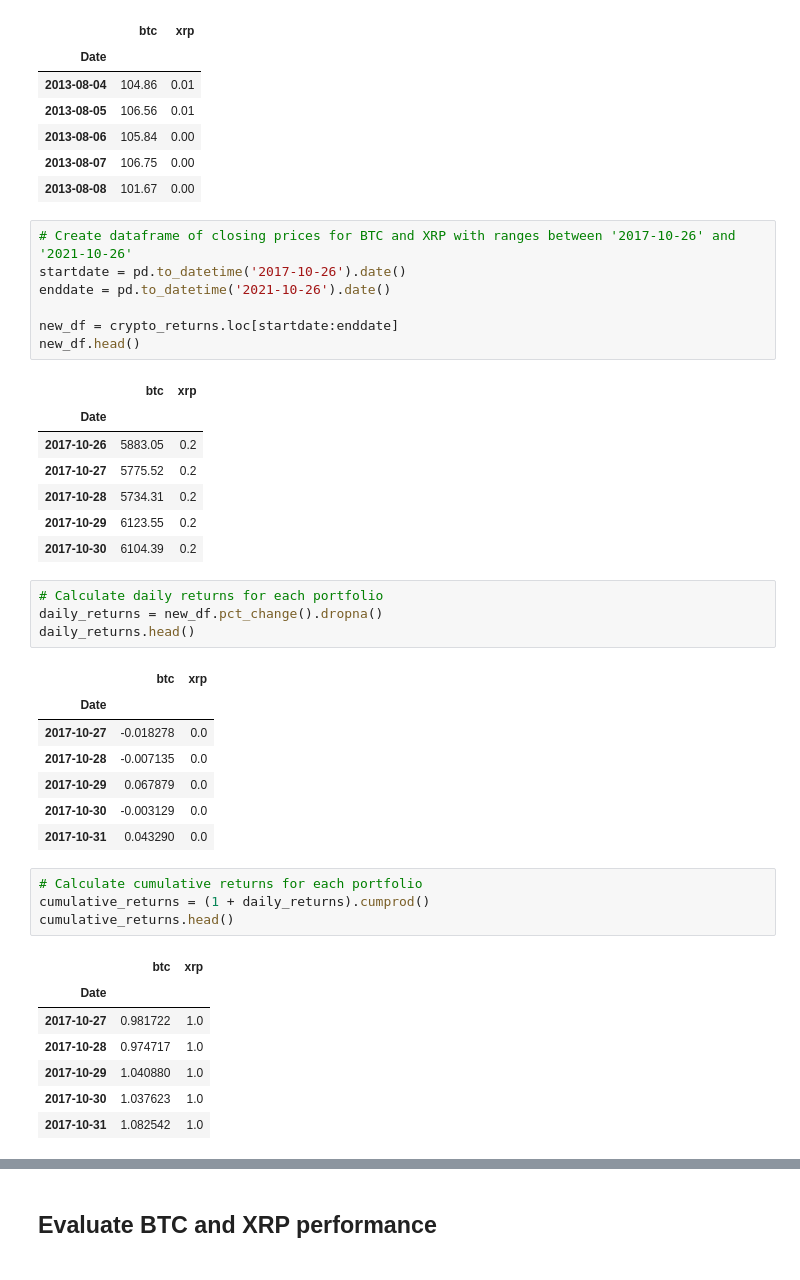
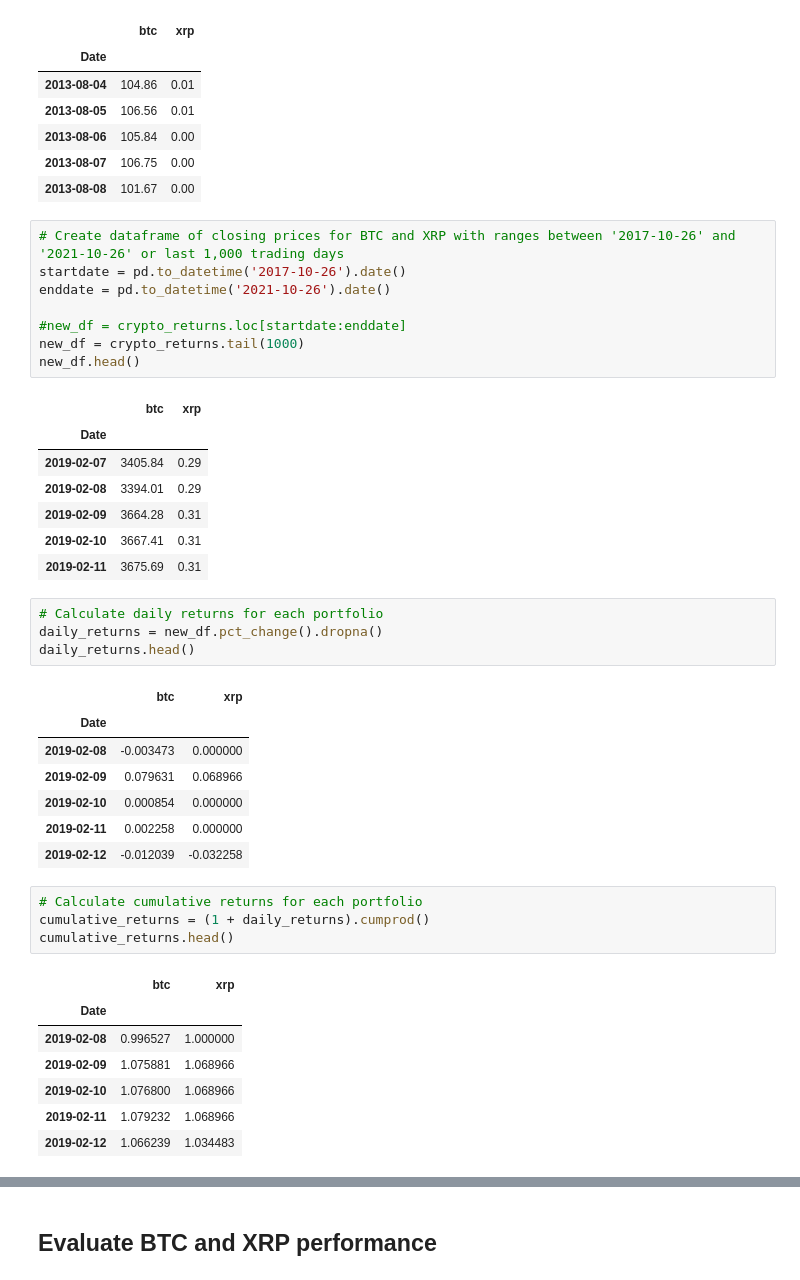
Before and after one commit to nairrekhabr/Project_3, a Jupyter notebook: btc_xrp_analysis/BTC_XRP.ipynb, the cells around one changed output, grey strips where cells are left out. Drawn from its saved outputs; the diff is of its cells as text.

```diff
--- a/btc_xrp_analysis/BTC_XRP.ipynb
+++ b/btc_xrp_analysis/BTC_XRP.ipynb
@@ -103,20 +103,21 @@ crypto_returns.head()
 | 2013-08-07 | 106.75 | 0.00 |
 | 2013-08-08 | 101.67 | 0.00 |
 # %%
-# Create dataframe of closing prices for BTC and XRP with ranges between '2017-10-26' and '2021-10-26'
+# Create dataframe of closing prices for BTC and XRP with ranges between '2017-10-26' and '2021-10-26' or last 1,000 trading days
 startdate = pd.to_datetime('2017-10-26').date()
 enddate = pd.to_datetime('2021-10-26').date()
 
-new_df = crypto_returns.loc[startdate:enddate]
+#new_df = crypto_returns.loc[startdate:enddate]
+new_df = crypto_returns.tail(1000)
 new_df.head()
 # %% [output]
 |  | btc | xrp |
 | Date |  |  |
-| 2017-10-26 | 5883.05 | 0.2 |
-| 2017-10-27 | 5775.52 | 0.2 |
-| 2017-10-28 | 5734.31 | 0.2 |
-| 2017-10-29 | 6123.55 | 0.2 |
-| 2017-10-30 | 6104.39 | 0.2 |
+| 2019-02-07 | 3405.84 | 0.29 |
+| 2019-02-08 | 3394.01 | 0.29 |
+| 2019-02-09 | 3664.28 | 0.31 |
+| 2019-02-10 | 3667.41 | 0.31 |
+| 2019-02-11 | 3675.69 | 0.31 |
 # %%
 # Calculate daily returns for each portfolio
 daily_returns = new_df.pct_change().dropna()
@@ -124,11 +125,11 @@ daily_returns.head()
 # %% [output]
 |  | btc | xrp |
 | Date |  |  |
-| 2017-10-27 | -0.018278 | 0.0 |
-| 2017-10-28 | -0.007135 | 0.0 |
-| 2017-10-29 | 0.067879 | 0.0 |
-| 2017-10-30 | -0.003129 | 0.0 |
-| 2017-10-31 | 0.043290 | 0.0 |
+| 2019-02-08 | -0.003473 | 0.000000 |
+| 2019-02-09 | 0.079631 | 0.068966 |
+| 2019-02-10 | 0.000854 | 0.000000 |
+| 2019-02-11 | 0.002258 | 0.000000 |
+| 2019-02-12 | -0.012039 | -0.032258 |
 # %%
 # Calculate cumulative returns for each portfolio
 cumulative_returns = (1 + daily_returns).cumprod()
@@ -136,10 +137,10 @@ cumulative_returns.head()
 # %% [output]
 |  | btc | xrp |
 | Date |  |  |
-| 2017-10-27 | 0.981722 | 1.0 |
-| 2017-10-28 | 0.974717 | 1.0 |
-| 2017-10-29 | 1.040880 | 1.0 |
-| 2017-10-30 | 1.037623 | 1.0 |
-| 2017-10-31 | 1.082542 | 1.0 |
+| 2019-02-08 | 0.996527 | 1.000000 |
+| 2019-02-09 | 1.075881 | 1.068966 |
+| 2019-02-10 | 1.076800 | 1.068966 |
+| 2019-02-11 | 1.079232 | 1.068966 |
+| 2019-02-12 | 1.066239 | 1.034483 |
 # %%
 # Get S&P 500 daily returns
```
Also changed, not shown: parts of 13 cells of this notebook, 4 other files.
